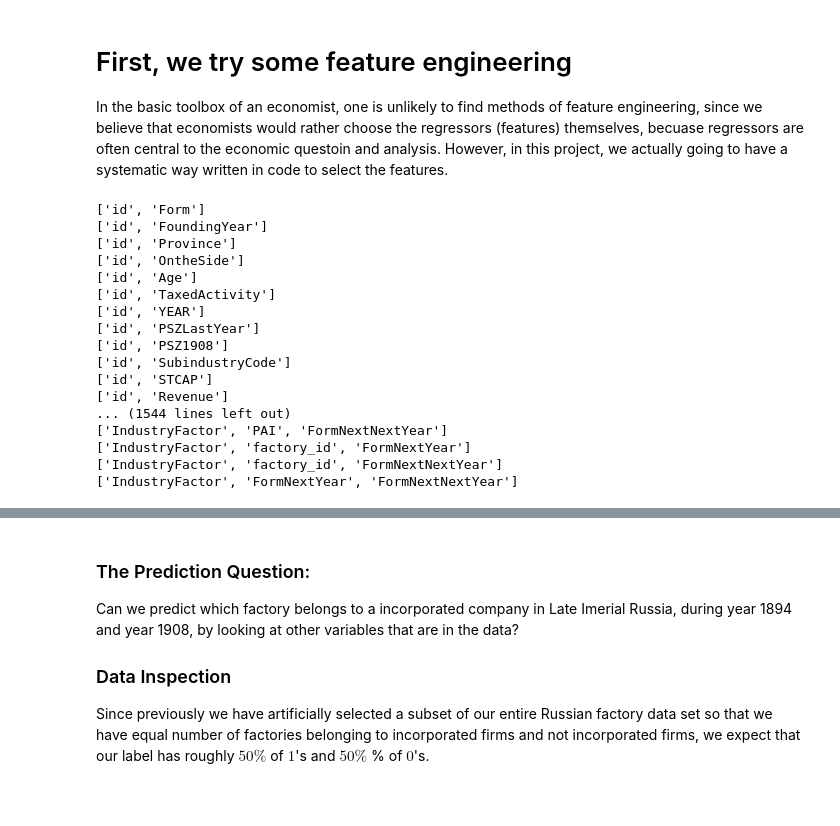
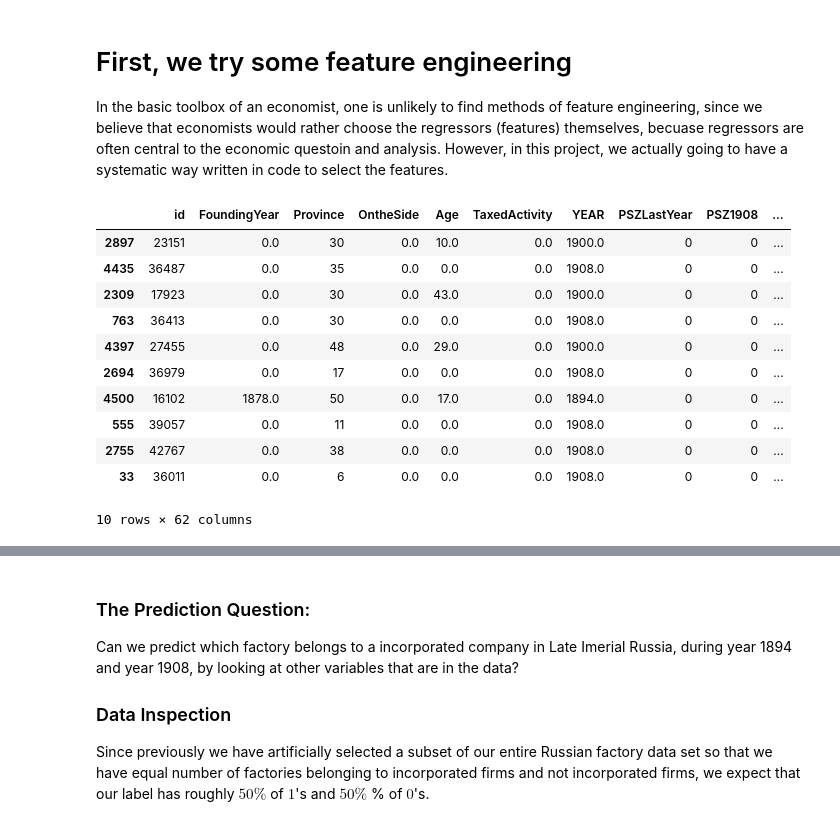
Before and after one commit to Xianzhiwang1/Leet-Code-Project, a Jupyter notebook: final-blog-post/index.ipynb, the cells around one changed output, grey strips where cells are left out. Saved outputs shown, nothing was run; the diff lists cells and outputs as text; code cells hidden in the pictures; blank space fills up the shorter version.

```diff
--- a/final-blog-post/index.ipynb
+++ b/final-blog-post/index.ipynb
@@ -134,49 +141,52 @@ df_test, X_test, y_test = FP.prepare_data(test)
 # %% [markdown]
 # First, we try some feature engineering
 In the basic toolbox of an economist, one is unlikely to find methods of feature engineering, since we believe that economists would rather choose the regressors (features) themselves, becuase regressors are often central to the economic questoin and analysis. However, in this project, we actually going to have a systematic way written in code to select the features.
+# %%
+from sklearn.preprocessing import LabelEncoder
+le = LabelEncoder()
+le.fit(X_train["Region"])
+RegionCoded = le.transform(X_train["Region"])
+le.fit(X_train["Industry"])
+IndustryCoded = le.transform(X_train["Industry"])
+
+X_train['RegionCoded'] = RegionCoded
+X_train['IndustryCoded'] = IndustryCoded
+X_train = X_train.drop(columns='Region', axis = 1)
+X_train = X_train.drop(columns='Industry', axis = 1)
+# %%
+X_train = X_train.fillna(0)
+X_train.head(10)
+# %% [output]
+|  | id | FoundingYear | Province | OntheSide | Age | TaxedActivity | YEAR | PSZLastYear | PSZ1908 | ... |
+| 2897 | 23151 | 0.0 | 30 | 0.0 | 10.0 | 0.0 | 1900.0 | 0 | 0 | ... |
+| 4435 | 36487 | 0.0 | 35 | 0.0 | 0.0 | 0.0 | 1908.0 | 0 | 0 | ... |
+| 2309 | 17923 | 0.0 | 30 | 0.0 | 43.0 | 0.0 | 1900.0 | 0 | 0 | ... |
+| 763 | 36413 | 0.0 | 30 | 0.0 | 0.0 | 0.0 | 1908.0 | 0 | 0 | ... |
+| 4397 | 27455 | 0.0 | 48 | 0.0 | 29.0 | 0.0 | 1900.0 | 0 | 0 | ... |
+| 2694 | 36979 | 0.0 | 17 | 0.0 | 0.0 | 0.0 | 1908.0 | 0 | 0 | ... |
+| 4500 | 16102 | 1878.0 | 50 | 0.0 | 17.0 | 0.0 | 1894.0 | 0 | 0 | ... |
+| 555 | 39057 | 0.0 | 11 | 0.0 | 0.0 | 0.0 | 1908.0 | 0 | 0 | ... |
+| 2755 | 42767 | 0.0 | 38 | 0.0 | 0.0 | 0.0 | 1908.0 | 0 | 0 | ... |
+| 33 | 36011 | 0.0 | 6 | 0.0 | 0.0 | 0.0 | 1908.0 | 0 | 0 | ... |
+10 rows × 62 columns
 # %%
+FP1 = FinalProject()
+all_qual_cols = ['RegionCoded', 'IndustryCoded']
 
-all_qual_cols = ['Region', 'Industry']
-
-all_quant_cols = ['id', 'Form', 'FoundingYear',
-       'Province', 'OntheSide', 'Age', 'TaxedActivity',
-       'YEAR', 'PSZLastYear', 'PSZ1908', 'SubindustryCode', 'STCAP', 'Revenue',
+all_quant_cols = [
+      #  'Province', 'OntheSide', 'Age', 'TaxedActivity',
+      #  'YEAR', 'PSZLastYear', 'PSZ1908', 'SubindustryCode', 'STCAP', 'Revenue',
        'TotalWorkers', 'TotalPower', 'GrandTotalWorkers', 'RevperWorker',
        'PowerperWorker', 'RevperGrandWorker', 'PowerperGrandWorker',
        'logRevperWorker', 'logPowerperWorker', 'logRevperGrandWorker',
-       'logPowerperGrandWorker', 'logRev', 'logWorkers', 'logPower',
-       'RegIndGroup', 'RegIndYearGroup', 'ProvIndGroup', 'ProvIndYearGroup',
-       'IndYearGroup', 'IndustryFactor', 'ProvinceFactor', 'YearFactor',
-       'AKTS', 'PAI', 'factory_id', 'FormNextYear', 'FormNextNextYear']
-      #  ,'FactoryisCorpin1894', 'FormNextYearin1894', 'FactoryisCorpin1900',
+       'logPowerperGrandWorker', 'logRev', 'logWorkers', 'logPower']
+      #  'RegIndGroup', 'RegIndYearGroup', 'ProvIndGroup', 'ProvIndYearGroup',
+      #  'IndYearGroup', 'IndustryFactor', 'ProvinceFactor', 'YearFactor',
+      #  'AKTS', 'PAI', 'factory_id', 'FormNextYear', 'FormNextNextYear',
+      #  'FactoryisCorpin1894', 'FormNextYearin1894', 'FactoryisCorpin1900',
       #  'FormNextYearin1900', 'FactoryisCorpin1908', 'NEWDEV', 'SHARES',
       #  'STPRICE', 'BONDS', 'Silk', 'Flax', 'Animal', 'Wool', 'Cotton',
       #  'MixedMaterials', 'Wood', 'Paper', 'MetalsandMachines', 'Foods',
       #  'Chemical', 'Mineral']
-
-for qual in all_qual_cols:
-  qual_cols = [col for col in X_train.columns if qual in col ]
-  for pair in combinations(all_quant_cols, 2):
-    cols = qual_cols + list(pair)
-    print(cols)
-    # you could train models and score them here, keeping the list of
-    # columns for the model that has the best score.
-    #
+y_train = y_train.reset_index(drop=True)
+FP1.feature_combo(all_qual_cols, all_quant_cols, X_train, y_train)
-# %% [output]
-['id', 'Form']
-['id', 'FoundingYear']
-['id', 'Province']
-['id', 'OntheSide']
-['id', 'Age']
-['id', 'TaxedActivity']
-['id', 'YEAR']
-['id', 'PSZLastYear']
-['id', 'PSZ1908']
-['id', 'SubindustryCode']
-['id', 'STCAP']
-['id', 'Revenue']
-... (1544 lines left out)
-['IndustryFactor', 'PAI', 'FormNextNextYear']
-['IndustryFactor', 'factory_id', 'FormNextYear']
-['IndustryFactor', 'factory_id', 'FormNextNextYear']
-['IndustryFactor', 'FormNextYear', 'FormNextNextYear']
```
Also changed, not shown: parts of 10 cells of this notebook, 2 other files.
